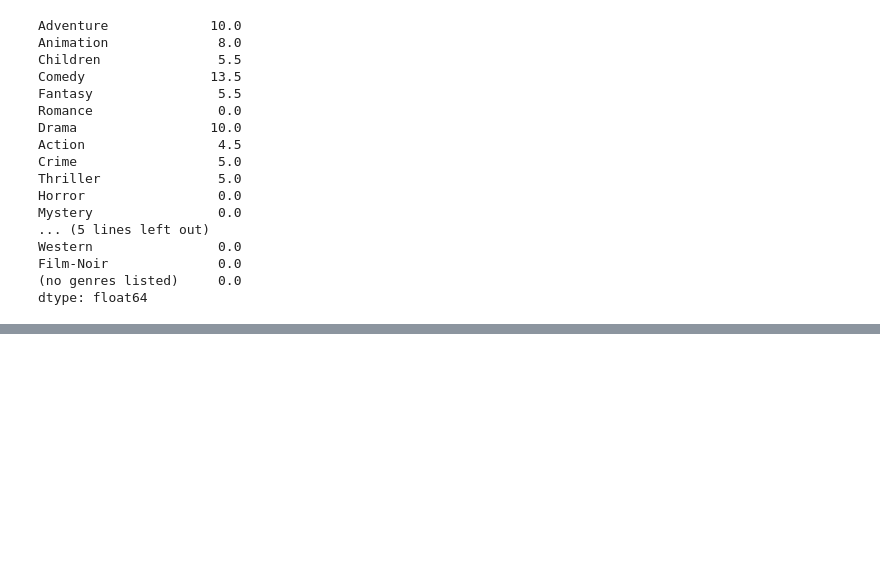
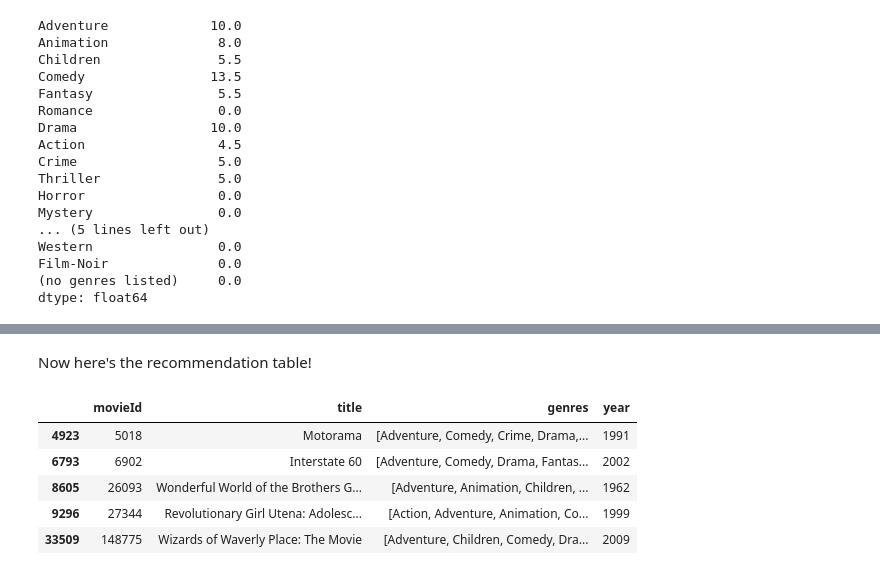
Before and after one commit to infiniteoverflow/Movie-Recommender-System, a Jupyter notebook: Movie Recommender System.ipynb, the cells around one changed output, grey strips where cells are left out. Saved outputs shown, nothing was run; the diff lists cells and outputs as text; code cells hidden in the pictures; blank space fills up the shorter version.

```diff
--- a/Movie Recommender System.ipynb
+++ b/Movie Recommender System.ipynb
@@ -277,0 +302,4 @@ dtype: float64
+# %%
+#Multiply the genres by the weights and then take the weighted average
+recommendationTable_df = ((genreTable*userProfile).sum(axis=1))/(userProfile.sum())
+recommendationTable_df.head()
@@ -277,0 +314,5 @@ dtype: float64
+# %%
+#Sort our recommendations in descending order
+recommendationTable_df = recommendationTable_df.sort_values(ascending=False)
+#Just a peek at the values
+recommendationTable_df.head()
@@ -277,0 +327,12 @@ dtype: float64
+# %% [markdown]
+Now here's the recommendation table!
+# %%
+#The final recommendation table
+movies.loc[movies['movieId'].isin(recommendationTable_df.head().keys())]
+# %% [output]
+|  | movieId | title | genres | year |
+| 4923 | 5018 | Motorama | [Adventure, Comedy, Crime, Drama,... | 1991 |
+| 6793 | 6902 | Interstate 60 | [Adventure, Comedy, Drama, Fantas... | 2002 |
+| 8605 | 26093 | Wonderful World of the Brothers G... | [Adventure, Animation, Children, ... | 1962 |
+| 9296 | 27344 | Revolutionary Girl Utena: Adolesc... | [Action, Adventure, Animation, Co... | 1999 |
+| 33509 | 148775 | Wizards of Waverly Place: The Movie | [Adventure, Children, Comedy, Dra... | 2009 |
```
Also changed, not shown: parts of 7 cells of this notebook.
